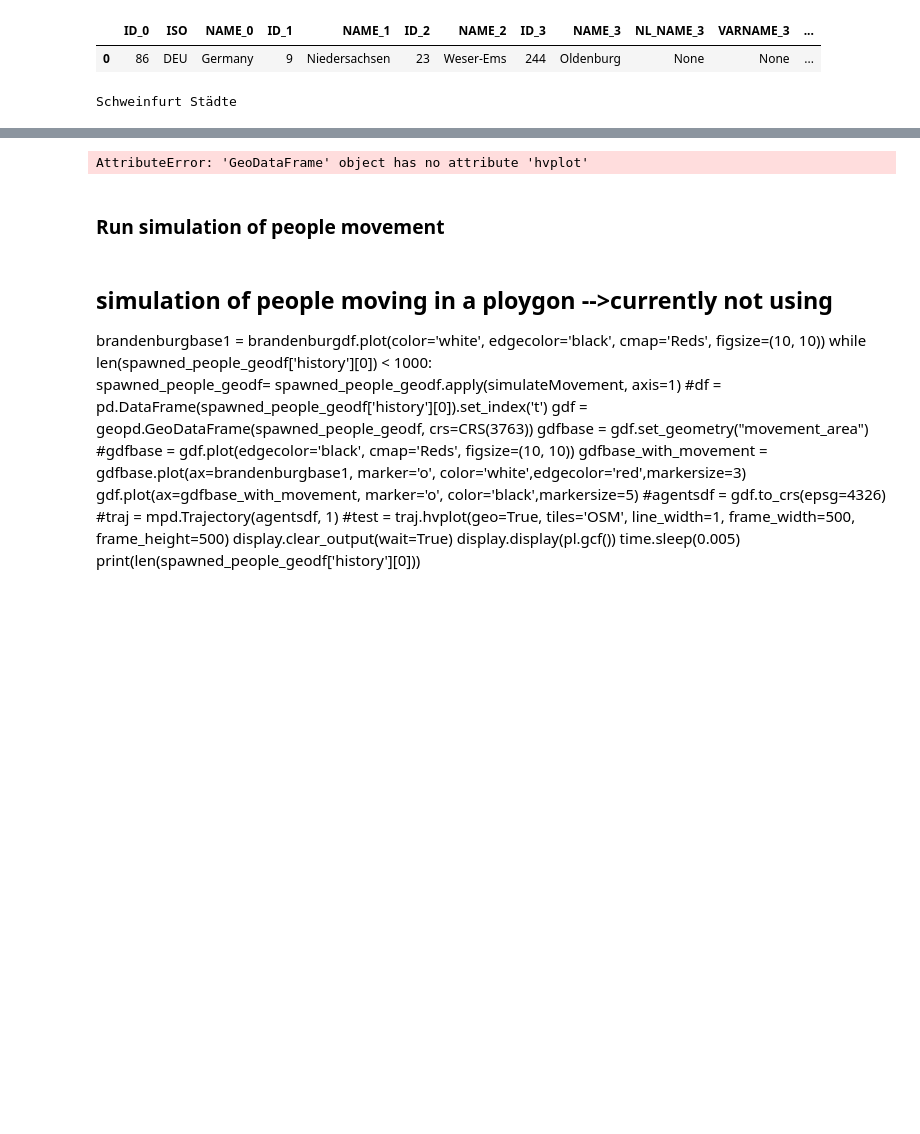
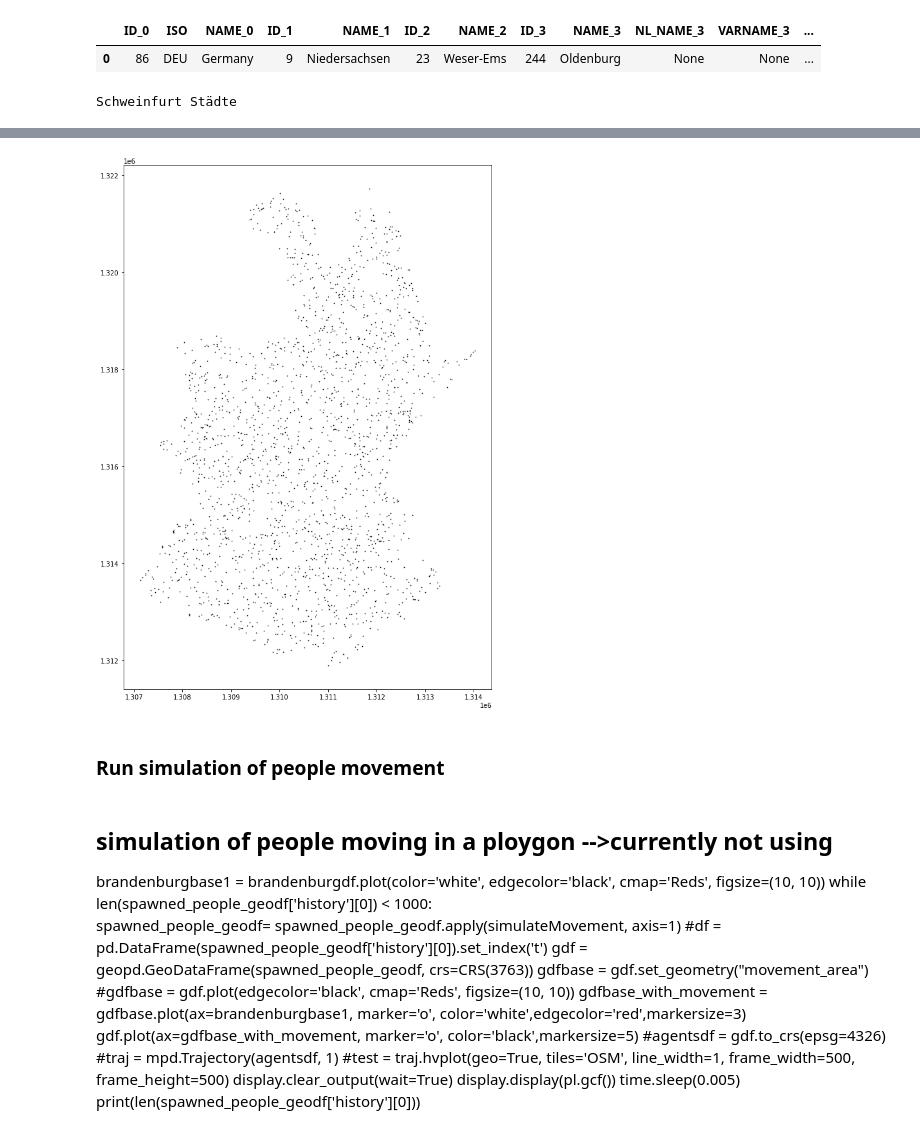
Before and after one commit to AlexandreBellas/mtds-project, a Jupyter notebook: project1/simulation/noise-simulation-proj/noise simulation.ipynb, the cells around one changed output, grey strips where cells are left out. Drawn from its saved outputs; the diff is of its cells as text; code cells hidden in the pictures; blank space fills up the shorter version.

```diff
--- a/project1/simulation/noise-simulation-proj/noise simulation.ipynb
+++ b/project1/simulation/noise-simulation-proj/noise simulation.ipynb
@@ -206,11 +210,11 @@ newDF.iloc[0]['movement_area']
 # %%
 ## here you can see the potitions of entities at moment x spawned in oldenburg
 geonewdf= geopd.GeoDataFrame(newDF, crs=3763)
 geonewdf = geonewdf.set_geometry('geometry')
-#fix = geonewdf.plot(color='white', edgecolor='black', markersize=0.5, figsize=(15, 15))
-geonewdf.hvplot(line_width=0.1, frame_width=800, frame_height=800)
+fix = geonewdf.plot(color='white', edgecolor='black', markersize=0.5, figsize=(15, 15))
+#geonewdf.hvplot(line_width=0.1, frame_width=800, frame_height=800)
 # %% [output]
-AttributeError: 'GeoDataFrame' object has no attribute 'hvplot'
+[figure, added]
 # %% [markdown]
 ### Run simulation of people movement
 # %%
```
Also changed, not shown: parts of 12 cells of this notebook, 7 other files.
